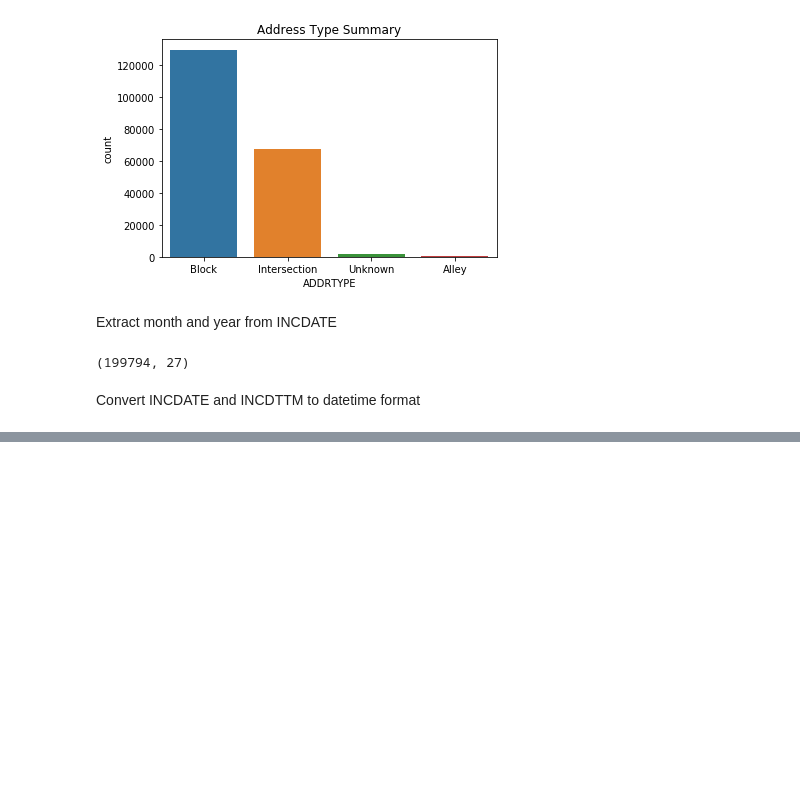
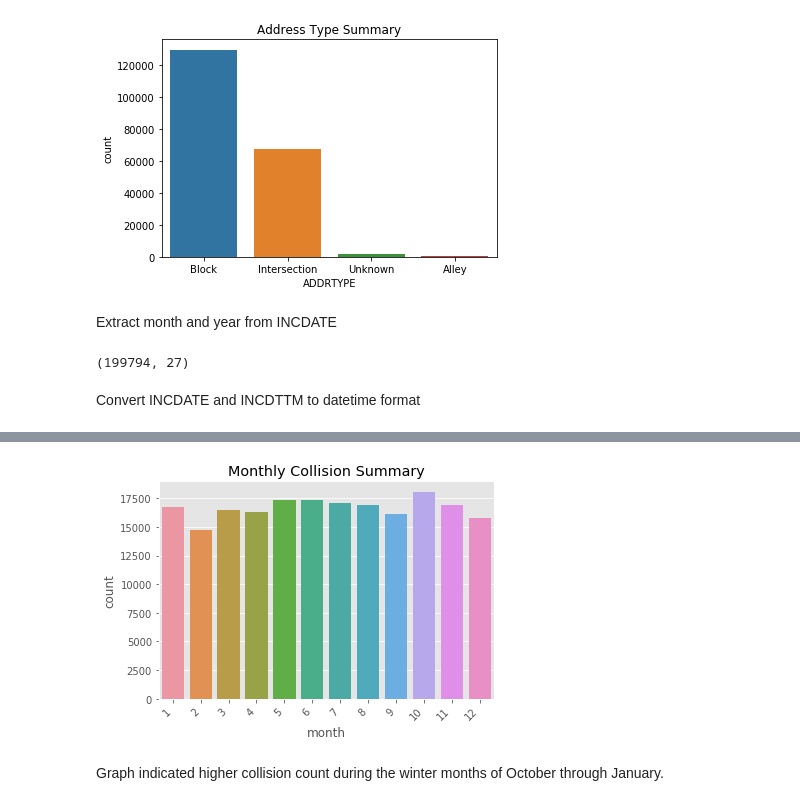
Before and after one commit to 1905jerry/Coursera_Capstone, a Jupyter notebook: Coursera_Capstone Project.ipynb, the cells around one changed output, grey strips where cells are left out. Saved outputs shown, nothing was run; the diff lists cells and outputs as text; code cells hidden in the pictures; blank space fills up the shorter version.

```diff
--- a/Coursera_Capstone Project.ipynb
+++ b/Coursera_Capstone Project.ipynb
@@ -301,0 +387,10 @@ memory usage: 47.7+ MB
+# %%
+plt.style.use('ggplot')
+plt.title('Monthly Collision Summary')
+ax = sns.countplot(df['month'], data=df)
+ax.set_xticklabels(ax.get_xticklabels(), rotation=45, horizontalalignment='right')
+plt.show()
+# %% [output]
+[figure, added]
+# %% [markdown]
+Graph indicated higher collision count during the winter months of October through January.
```
Also changed, not shown: parts of 31 cells of this notebook.
